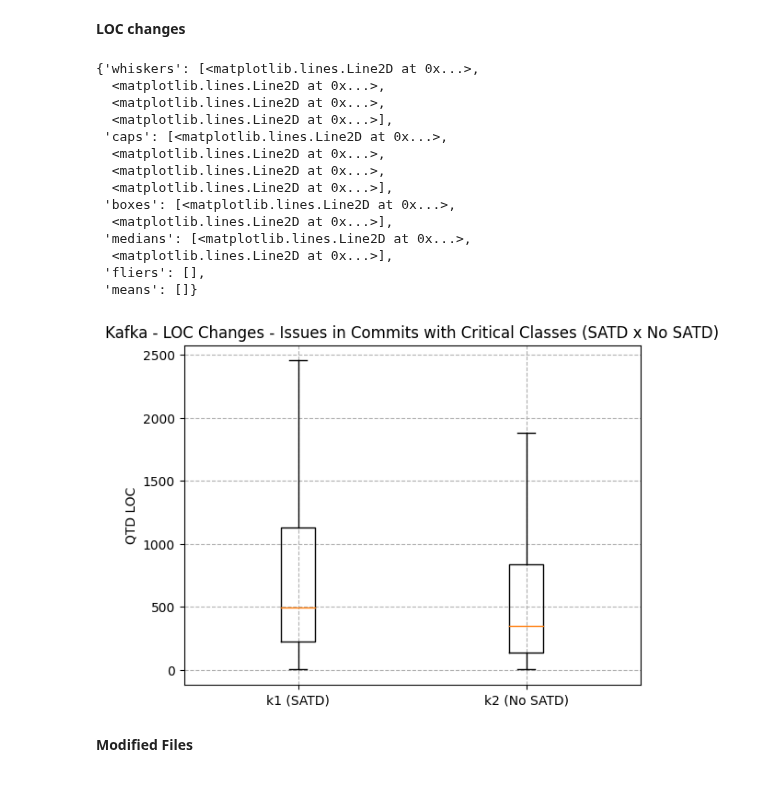
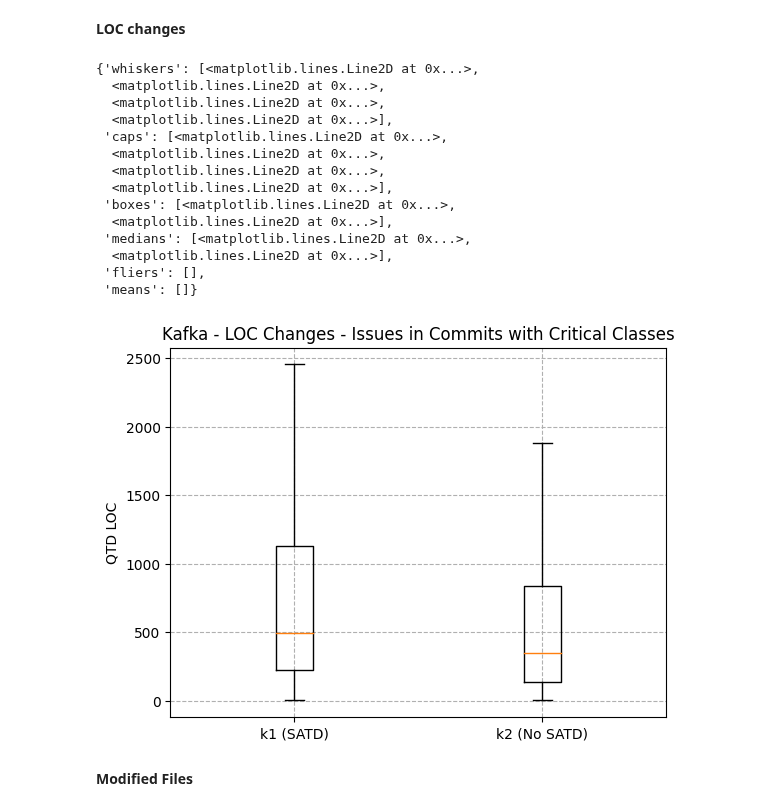
Before and after one commit to armandossrecife/my_validation3, a Jupyter notebook: my_analysis_kafka.ipynb, the cells around one changed output. Saved outputs shown, nothing was run; the diff lists cells and outputs as text; code cells hidden in the pictures.

```diff
--- a/my_analysis_kafka.ipynb
+++ b/my_analysis_kafka.ipynb
@@ -1711,24 +1794,24 @@ round(df_issues_in_commits_with_critical_classes_no_satd.describe(), 2)
 # %%
 data_issues_commits_cc_lines = df_issues_in_commits_with_critical_classes_with_satd.lines, df_issues_in_commits_with_critical_classes_no_satd.lines
 fig1, ax1 = pyplot.subplots()
-ax1.set_title('Kafka - LOC Changes - Issues in Commits with Critical Classes (SATD x No SATD)')
+ax1.set_title('Kafka - LOC Changes - Issues in Commits with Critical Classes')
 ax1.set_xticklabels(['k1 (SATD)', 'k2 (No SATD)'])
 ax1.set_ylabel('QTD LOC')
 ax1.grid(linestyle='--')
 ax1.boxplot(x=data_issues_commits_cc_lines, showfliers=False)
 # %% [output]
 {'whiskers': [<matplotlib.lines.Line2D at 0x...>,
   <matplotlib.lines.Line2D at 0x...>,
   <matplotlib.lines.Line2D at 0x...>,
   <matplotlib.lines.Line2D at 0x...>],
  'caps': [<matplotlib.lines.Line2D at 0x...>,
   <matplotlib.lines.Line2D at 0x...>,
   <matplotlib.lines.Line2D at 0x...>,
   <matplotlib.lines.Line2D at 0x...>],
  'boxes': [<matplotlib.lines.Line2D at 0x...>,
   <matplotlib.lines.Line2D at 0x...>],
  'medians': [<matplotlib.lines.Line2D at 0x...>,
   <matplotlib.lines.Line2D at 0x...>],
  'fliers': [],
  'means': []}
-[figure, old version]
+[figure, new version]
```
Also changed, not shown: parts of 35 cells of this notebook.
